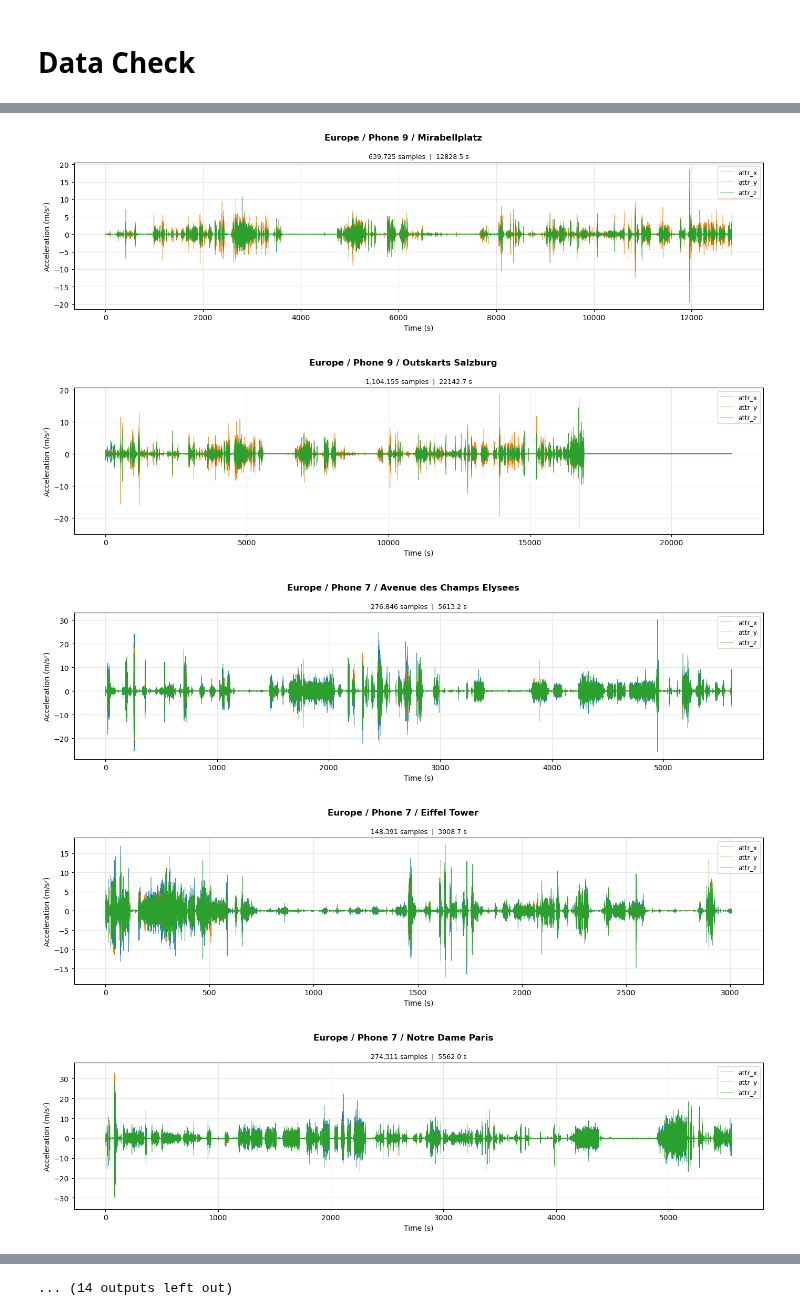
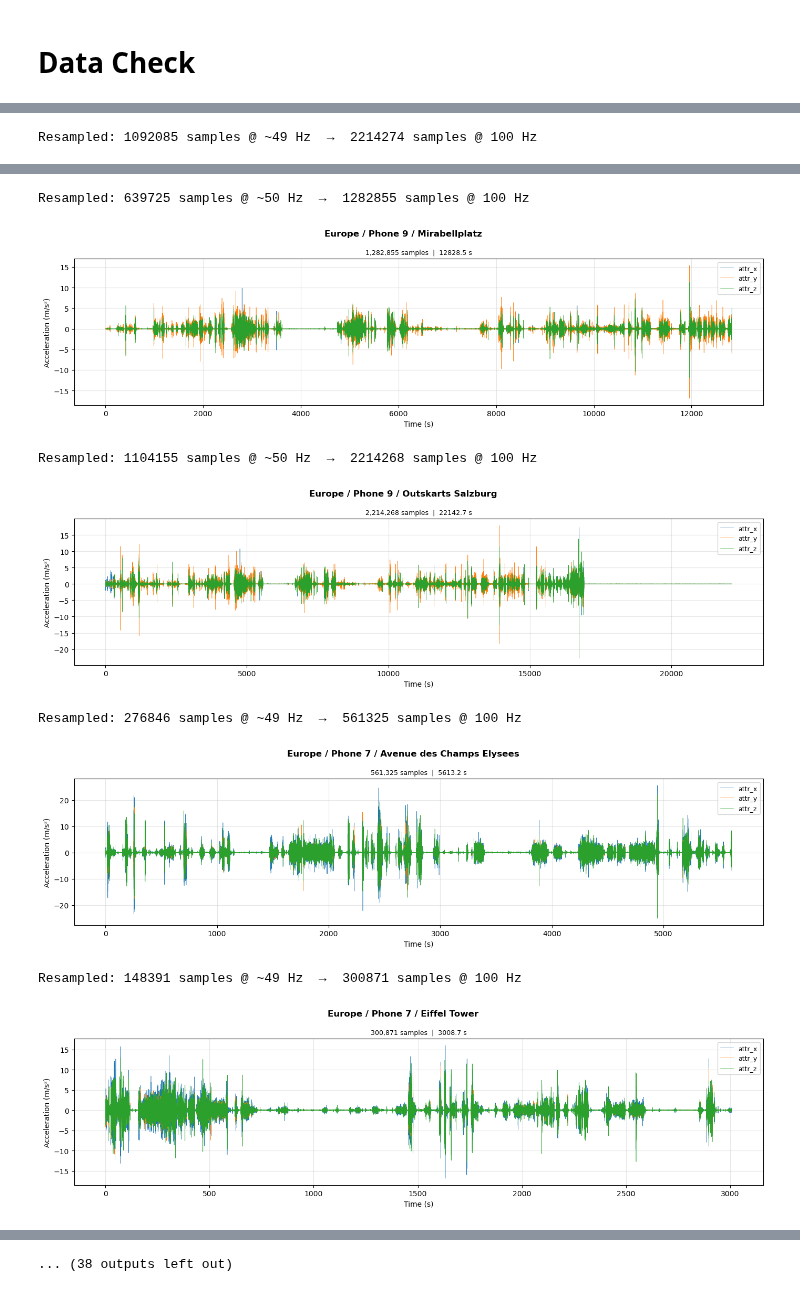
Before and after one commit to MU-Smart/RollingWheels, a Jupyter notebook: Notebooks/data_explorer.ipynb, the cells around one changed output, grey strips where cells are left out. Saved outputs shown, nothing was run; the diff lists cells and outputs as text; code cells hidden in the pictures.

```diff
--- a/Notebooks/data_explorer.ipynb
+++ b/Notebooks/data_explorer.ipynb
@@ -4,7 +4,7 @@
 import pandas as pd
 import numpy as np
 
-FILE_PATH = "../Datasets/Raw_Data/Unlabeled_Data_With_GPS/Europe/Germany/Phone 9/Old_Town_Nuremberg_Nuremberg_AccelerometerData.csv"
+FILE_PATH = "../Datasets/Processed_Data/Unlabeled_Data_With_GPS/Europe/Austria/Phone 7/Mirabellplatz_AccelerometerData.csv"
 
 df = pd.read_csv(FILE_PATH)
 
@@ -57,29 +57,3 @@ def remove_stalled_regions(
     clean_df = df[~remove_mask].reset_index(drop=True)
     print(f"Global mean diff: {global_mean_diff:.4f} | Removed: {remove_mask.sum()} / {len(df)} → {len(clean_df)} remaining")
     return clean_df
-# %%
-import pandas as pd
-import matplotlib.pyplot as plt
-
-FILE_PATH = "../Datasets/Raw_Data/Unlabeled_Data_With_GPS/Europe/Germany/Phone 9/Old_Town_Nuremberg_Nuremberg_AccelerometerData.csv"
-
-df = pd.read_csv(FILE_PATH)
-df = remove_stalled_regions(df, sampling_rate=50, window_seconds=20.0)
-
-t = (df["attr_time"] - df["attr_time"].iloc[0]) / 1000.0
-
-fig, ax = plt.subplots(figsize=(14, 5))
-fig.suptitle("Nazi Party Rally Ground Nuremberg — Accelerometer Data", fontsize=14)
-
-for col, color in zip(["attr_x", "attr_y", "attr_z"], ["tab:blue", "tab:orange", "tab:green"]):
-    ax.plot(t, df[col], color=color, linewidth=0.5, label=col)
-
-ax.set_xlabel("Time (s)")
-ax.set_ylabel("Acceleration (m/s²)")
-ax.legend()
-ax.grid(True, alpha=0.3)
-plt.tight_layout()
-plt.show()
-
-print(f"Samples : {len(df)}")
-print(f"Duration: {t.iloc[-1]:.2f} s")
@@ -268,6 +295,7 @@ for f in accel_files:
         df = run_butterworth(df, fs=50, highpass_cutoff=0.3, lowpass_cutoff=15, order=4)
         df = run_hampel(df, vectorized=True)
         df = remove_stalled_regions(df)
+        df = resample_data(df, time_col="attr_time", signal_cols=['attr_x', 'attr_y', 'attr_z'], target_hz=100)
 
         time_col = "attr_time" if "attr_time" in df.columns else df.columns[1]
         t = (df[time_col] - df[time_col].iloc[0]) / 1000.0
@@ -296 +325,2 @@ Found 25 accelerometer files
 [figure]
+Resampled: 1092085 samples @ ~49 Hz  →  2214274 samples @ 100 Hz
@@ -298,5 +328,8 @@ Found 25 accelerometer files
+Resampled: 639725 samples @ ~50 Hz  →  1282855 samples @ 100 Hz
-[figure, old version]
+[figure, new version]
+Resampled: 1104155 samples @ ~50 Hz  →  2214268 samples @ 100 Hz
-[figure, old version]
+[figure, new version]
+Resampled: 276846 samples @ ~49 Hz  →  561325 samples @ 100 Hz
-[figure, old version]
+[figure, new version]
+Resampled: 148391 samples @ ~49 Hz  →  300871 samples @ 100 Hz
-[figure, old version]
+[figure, new version]
-[figure, removed]
@@ -307 +336 @@ Found 25 accelerometer files
-... (14 outputs left out)
+... (38 outputs left out)
```
Also changed, not shown: parts of 5 cells of this notebook, 2 other files.
